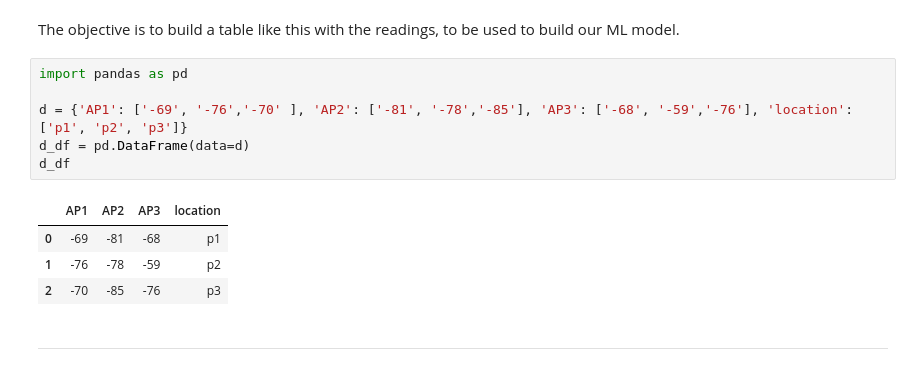
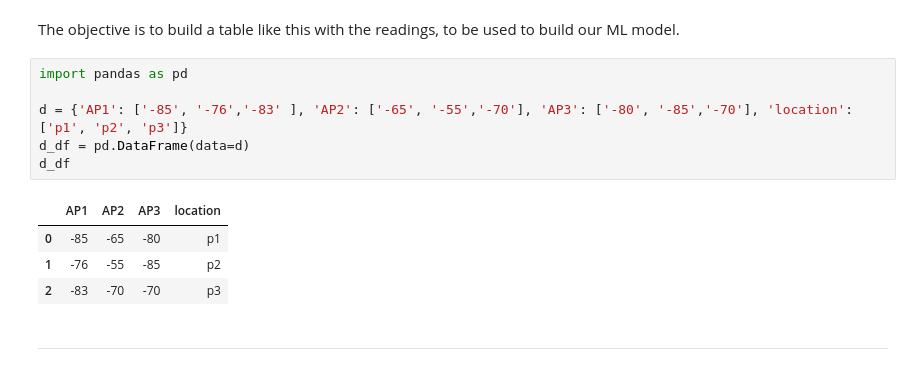
Before and after one commit to correaflavio/cl2022, a Jupyter notebook: devwks_1391/DEVWKS_1391_Build_your_first_ML_Location_Example.ipynb, the cells around one changed output. Cells and saved outputs as stored; diff of their text form.

```diff
--- a/devwks_1391/DEVWKS_1391_Build_your_first_ML_Location_Example.ipynb
+++ b/devwks_1391/DEVWKS_1391_Build_your_first_ML_Location_Example.ipynb
@@ -85,14 +85,14 @@ The objective is to build a table like this with the readings, to be used to bui
 # %%
 import pandas as pd
 
-d = {'AP1': ['-69', '-76','-70' ], 'AP2': ['-81', '-78','-85'], 'AP3': ['-68', '-59','-76'], 'location': ['p1', 'p2', 'p3']}
+d = {'AP1': ['-85', '-76','-83' ], 'AP2': ['-65', '-55','-70'], 'AP3': ['-80', '-85','-70'], 'location': ['p1', 'p2', 'p3']}
 d_df = pd.DataFrame(data=d)
 d_df
 # %% [output]
 |  | AP1 | AP2 | AP3 | location |
-| 0 | -69 | -81 | -68 | p1 |
-| 1 | -76 | -78 | -59 | p2 |
-| 2 | -70 | -85 | -76 | p3 |
+| 0 | -85 | -65 | -80 | p1 |
+| 1 | -76 | -55 | -85 | p2 |
+| 2 | -83 | -70 | -70 | p3 |
 # %% [markdown]
 
 
```
Also changed, not shown: parts of 93 cells of this notebook, 1 other file.
